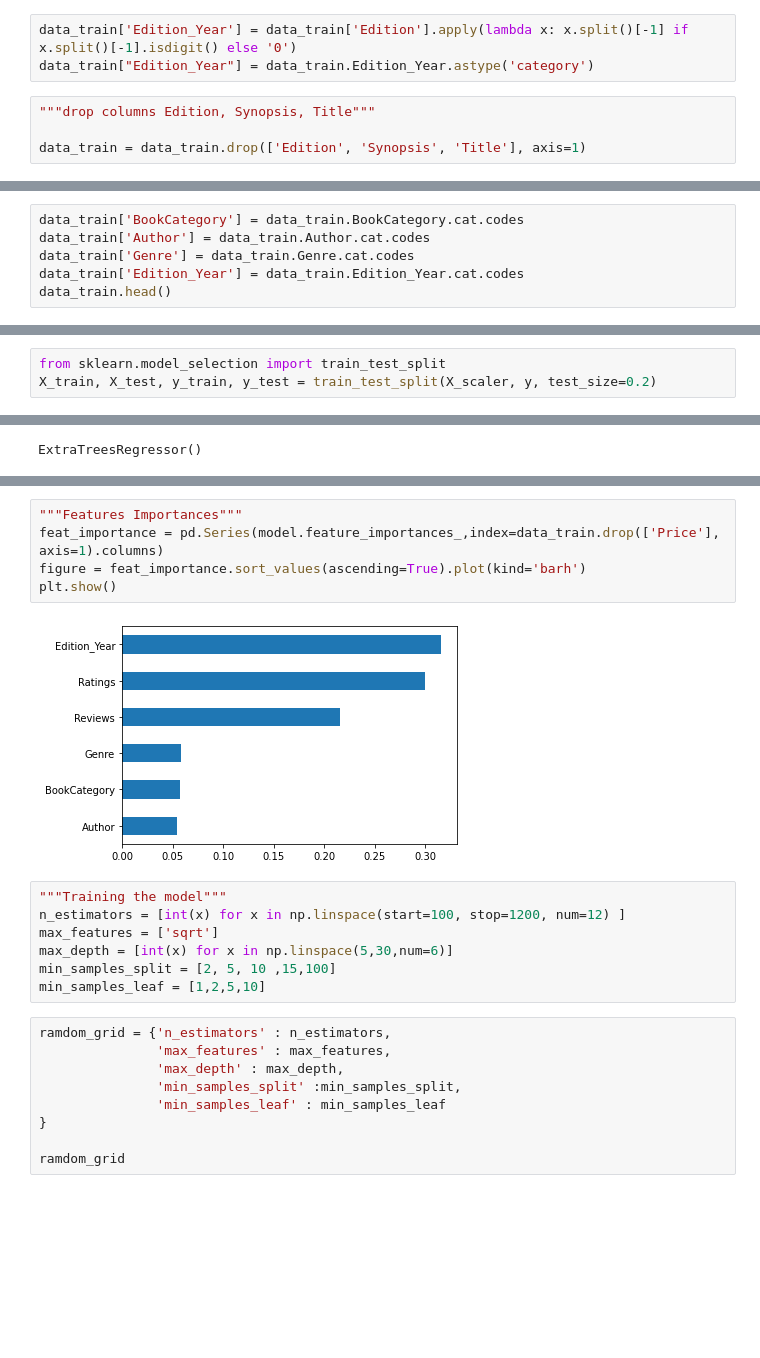
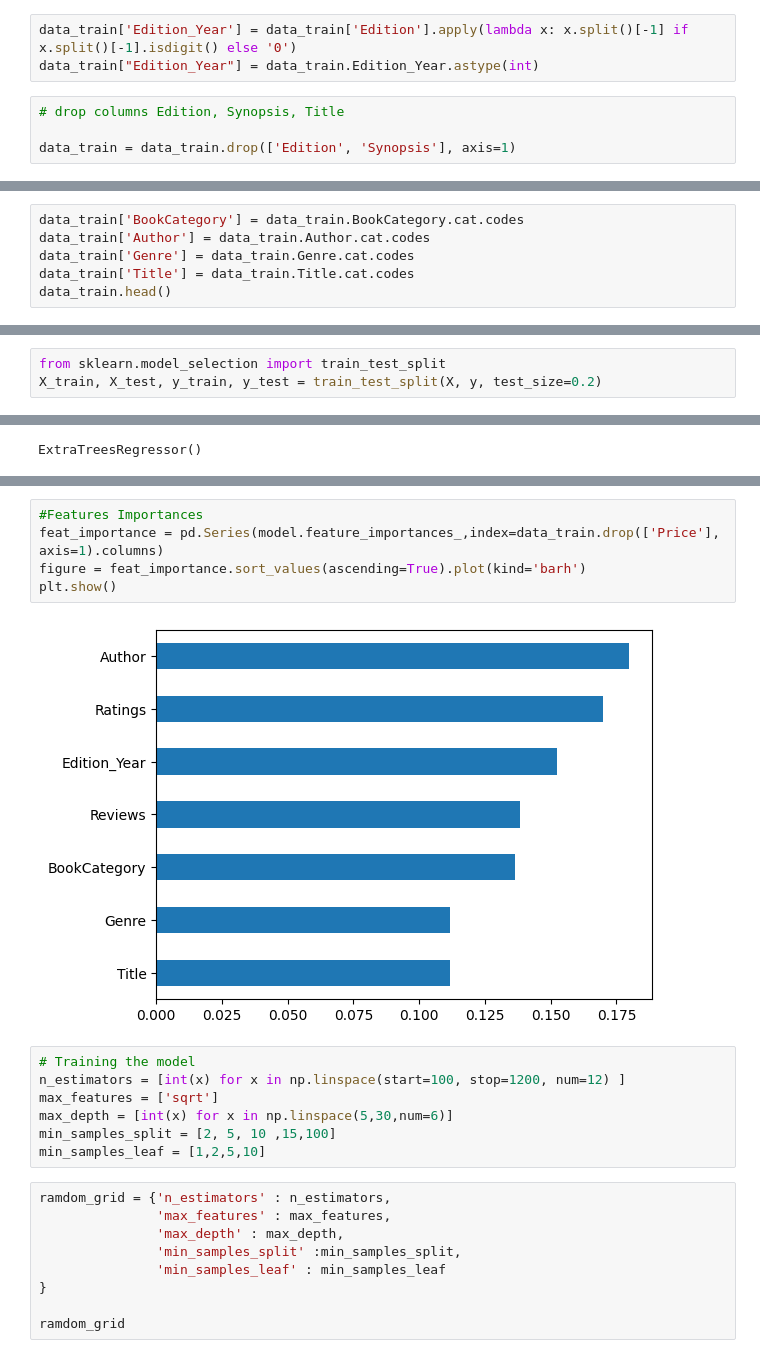
Before and after one commit to codelock54/Book_Price, a Jupyter notebook: BookPrice Model .ipynb, the cells around one changed output, grey strips where cells are left out. Saved outputs shown, nothing was run; the diff lists cells and outputs as text; blank space fills up the shorter version.

```diff
--- a/BookPrice Model .ipynb
+++ b/BookPrice Model .ipynb
@@ -79,10 +80,10 @@ memory usage: 311.9+ KB
 # %%
 data_train['Edition_Year'] = data_train['Edition'].apply(lambda x: x.split()[-1] if x.split()[-1].isdigit() else '0')
-data_train["Edition_Year"] = data_train.Edition_Year.astype('category')
+data_train["Edition_Year"] = data_train.Edition_Year.astype(int)
 # %%
-"""drop columns Edition, Synopsis, Title"""
+# drop columns Edition, Synopsis, Title
 
-data_train = data_train.drop(['Edition', 'Synopsis', 'Title'], axis=1)
+data_train = data_train.drop(['Edition', 'Synopsis'], axis=1)
 # %%
 data_train.head()
 # %% [output]
@@ -113,6 +115,6 @@ memory usage: 174.3 KB
 data_train['BookCategory'] = data_train.BookCategory.cat.codes
 data_train['Author'] = data_train.Author.cat.codes
 data_train['Genre'] = data_train.Genre.cat.codes
-data_train['Edition_Year'] = data_train.Edition_Year.cat.codes
+data_train['Title'] = data_train.Title.cat.codes
 data_train.head()
 # %% [output]
@@ -171,6 +181,6 @@ from sklearn.metrics import mean_absolute_error as mae, mean_squared_error as ms
 # %%
 from sklearn.model_selection import train_test_split
-X_train, X_test, y_train, y_test = train_test_split(X_scaler, y, test_size=0.2)
+X_train, X_test, y_train, y_test = train_test_split(X, y, test_size=0.2)
 # %%
 from sklearn.ensemble import ExtraTreesRegressor
 model = ExtraTreesRegressor()
@@ -185,12 +195,12 @@ model.feature_importances_,
 # %%
-"""Features Importances"""
+#Features Importances
 feat_importance = pd.Series(model.feature_importances_,index=data_train.drop(['Price'], axis=1).columns)
 figure = feat_importance.sort_values(ascending=True).plot(kind='barh')
 plt.show()
 # %% [output]
-[figure, old version]
+[figure, new version]
 # %%
-"""Training the model"""
+# Training the model
 n_estimators = [int(x) for x in np.linspace(start=100, stop=1200, num=12) ]
 max_features = ['sqrt']
 max_depth = [int(x) for x in np.linspace(5,30,num=6)]
```
Also changed, not shown: parts of 22 cells of this notebook.
